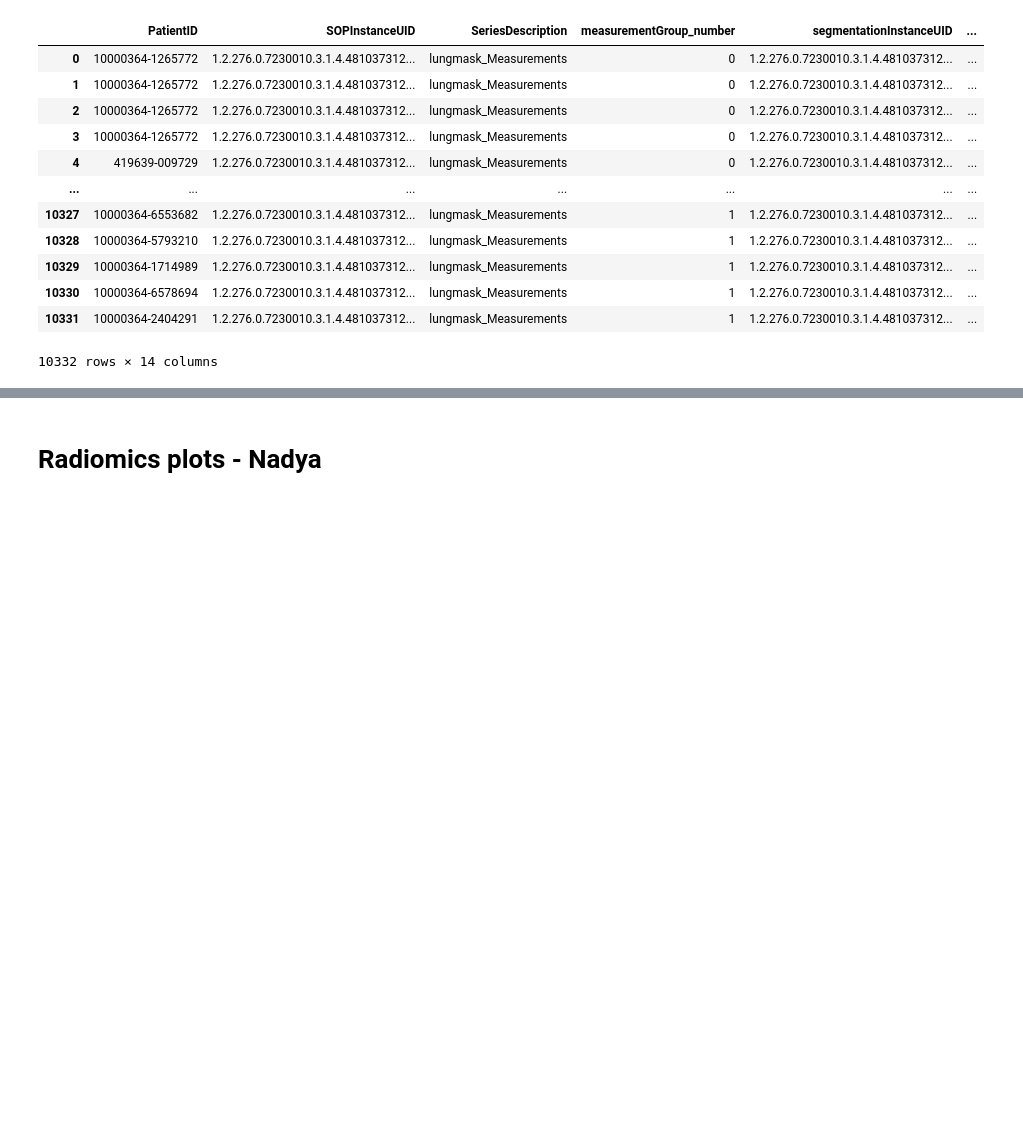
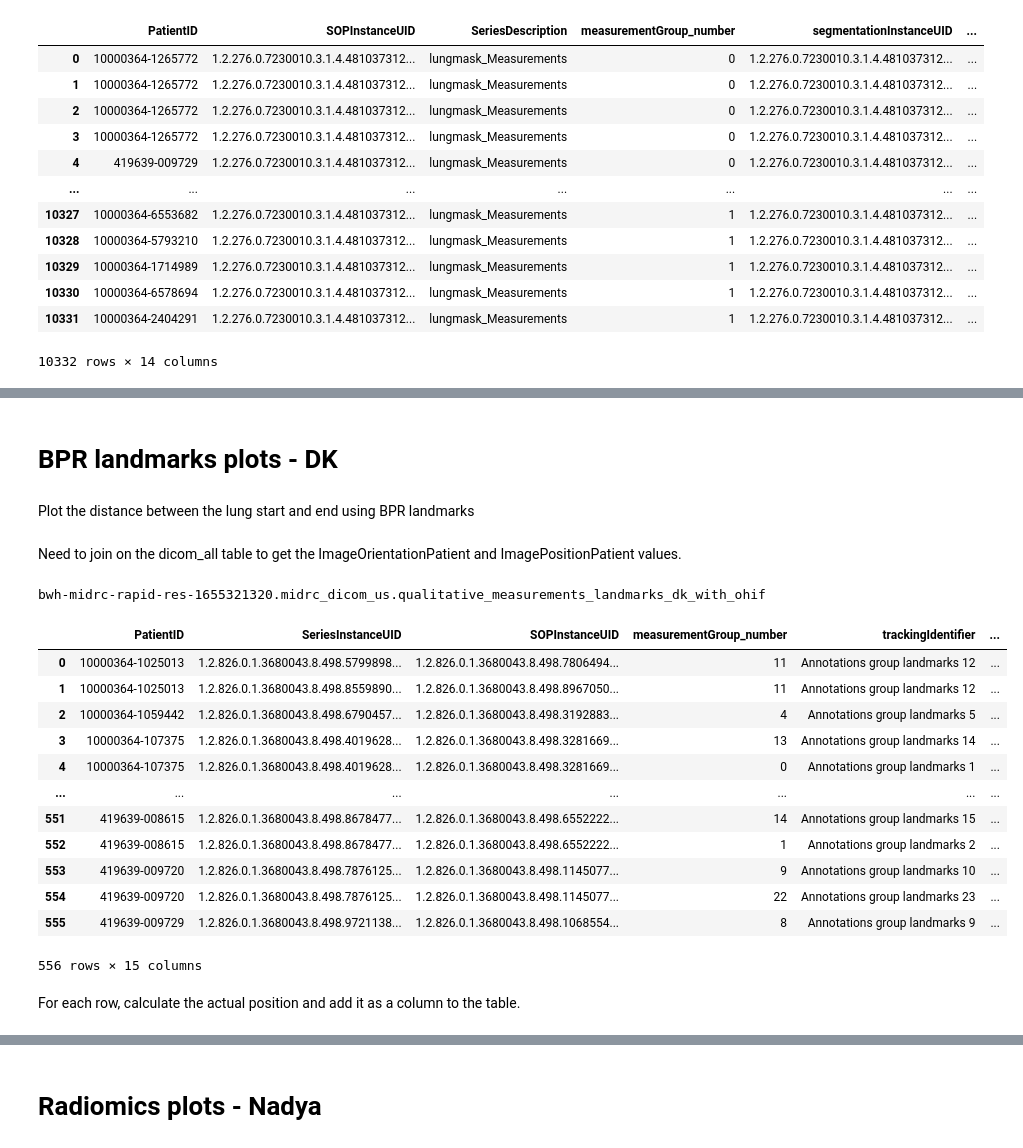
Before and after one commit to deepakri201/MIDRC_colab, a Jupyter notebook: MIDRC_df_plotting.ipynb, the cells around one changed output, grey strips where cells are left out. Cells and saved outputs as stored; diff of their text form; code cells hidden in the pictures; blank space fills up the shorter version.

```diff
--- a/MIDRC_df_plotting.ipynb
+++ b/MIDRC_df_plotting.ipynb
@@ -982,0 +1001,78 @@ Operation completed over 1 objects/803.9 KiB.
+# %% [markdown]
+# BPR landmarks plots - DK
+# %% [markdown]
+Plot the distance between the lung start and end using BPR landmarks
+# %% [markdown]
+Need to join on the dicom_all table to get the ImageOrientationPatient and ImagePositionPatient values.
+# %%
+table_id = '.'.join([project_name, dataset_table_id, qualitative_measurements_landmarks_table_with_ohif])
+print(table_id)
+table_id_dicom_all = '.'.join([project_name, dataset_table_id, 'dicom_all'])
+
+client = bigquery.Client(project=project_name)
+
+# query_view = f"""
+# SELECT
+#   *
+# FROM
+#   {table_id}
+# WHERE
+#   ConceptCodeSequence.CodeMeaning = "Lung"
+# ORDER BY
+#   PatientID,
+#   SeriesInstanceUID ;
+#   """
+
+query_view = f"""
+SELECT
+  landmarks_table.PatientID,
+  landmarks_table.SeriesInstanceUID,
+  landmarks_table.SOPInstanceUID,
+  landmarks_table.measurementGroup_number,
+  landmarks_table.trackingIdentifier,
+  landmarks_table.trackingUniqueIdentifier,
+  landmarks_table.ConceptNameCodeSequence,
+  landmarks_table.ConceptCodeSequence,
+  landmarks_table.ReferencedSOPInstanceUID,
+  landmarks_table.ReferencedSeriesInstanceUID,
+  landmarks_table.ReferencedStudyInstanceUID,
+  landmarks_table.topographical_modifier,
+  landmarks_table.viewer_url,
+  dicom_all.ImageOrientationPatient,
+  dicom_all.ImagePositionPatient
+FROM
+  {table_id} as landmarks_table
+JOIN
+  {table_id_dicom_all} as dicom_all
+ON
+  dicom_all.SOPInstanceUID = landmarks_table.ReferencedSOPInstanceUID
+WHERE
+  ConceptCodeSequence.CodeMeaning = "Lung"
+ORDER BY
+  PatientID,
+  SeriesInstanceUID ;
+  """
+
+job_config = bigquery.QueryJobConfig()
+result = client.query(query_view, job_config=job_config)
+bpr_landmarks_lung_df = result.to_dataframe()
+# %% [output]
+bwh-midrc-rapid-res-1655321320.midrc_dicom_us.qualitative_measurements_landmarks_dk_with_ohif
+# %%
+bpr_landmarks_lung_df
+# %% [output]
+|  | PatientID | SeriesInstanceUID | SOPInstanceUID | measurementGroup_number | trackingIdentifier | ... |
+| 0 | 10000364-1025013 | 1.2.826.0.1.3680043.8.498.5799898... | 1.2.826.0.1.3680043.8.498.7806494... | 11 | Annotations group landmarks 12 | ... |
+| 1 | 10000364-1025013 | 1.2.826.0.1.3680043.8.498.8559890... | 1.2.826.0.1.3680043.8.498.8967050... | 11 | Annotations group landmarks 12 | ... |
+| 2 | 10000364-1059442 | 1.2.826.0.1.3680043.8.498.6790457... | 1.2.826.0.1.3680043.8.498.3192883... | 4 | Annotations group landmarks 5 | ... |
+| 3 | 10000364-107375 | 1.2.826.0.1.3680043.8.498.4019628... | 1.2.826.0.1.3680043.8.498.3281669... | 13 | Annotations group landmarks 14 | ... |
+| 4 | 10000364-107375 | 1.2.826.0.1.3680043.8.498.4019628... | 1.2.826.0.1.3680043.8.498.3281669... | 0 | Annotations group landmarks 1 | ... |
+| ... | ... | ... | ... | ... | ... | ... |
+| 551 | 419639-008615 | 1.2.826.0.1.3680043.8.498.8678477... | 1.2.826.0.1.3680043.8.498.6552222... | 14 | Annotations group landmarks 15 | ... |
+| 552 | 419639-008615 | 1.2.826.0.1.3680043.8.498.8678477... | 1.2.826.0.1.3680043.8.498.6552222... | 1 | Annotations group landmarks 2 | ... |
+| 553 | 419639-009720 | 1.2.826.0.1.3680043.8.498.7876125... | 1.2.826.0.1.3680043.8.498.1145077... | 9 | Annotations group landmarks 10 | ... |
+| 554 | 419639-009720 | 1.2.826.0.1.3680043.8.498.7876125... | 1.2.826.0.1.3680043.8.498.1145077... | 22 | Annotations group landmarks 23 | ... |
+| 555 | 419639-009729 | 1.2.826.0.1.3680043.8.498.9721138... | 1.2.826.0.1.3680043.8.498.1068554... | 8 | Annotations group landmarks 9 | ... |
+556 rows × 15 columns
+# %% [markdown]
+For each row, calculate the actual position and add it as a column to the table.
```
Also changed, not shown: parts of 36 cells of this notebook.
